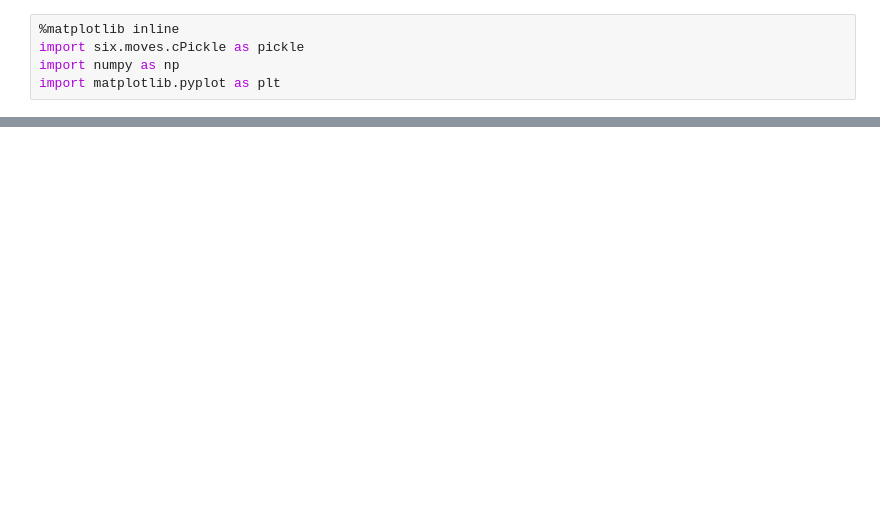
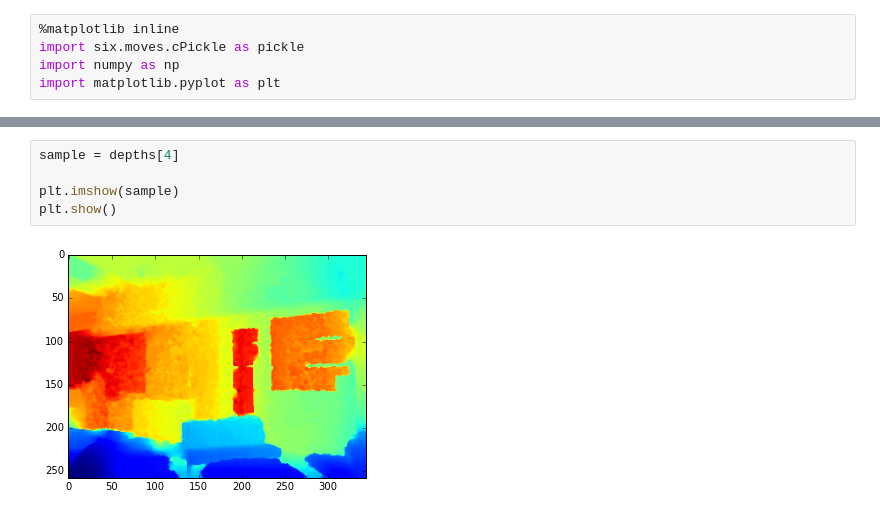
Before and after one commit to sebastian-schlecht/deep_graph, a Jupyter notebook: experiments/eval.ipynb, the cells around one changed output, grey strips where cells are left out. Cells and saved outputs as stored; diff of their text form; blank space fills up the shorter version.

```diff
--- a/experiments/eval.ipynb
+++ b/experiments/eval.ipynb
@@ -32,0 +66,7 @@ plt.show()
+# %%
+sample = depths[4]
+
+plt.imshow(sample)
+plt.show()
+# %% [output]
+[figure, added]
```
Also changed, not shown: parts of 5 cells of this notebook, 3 other files.
